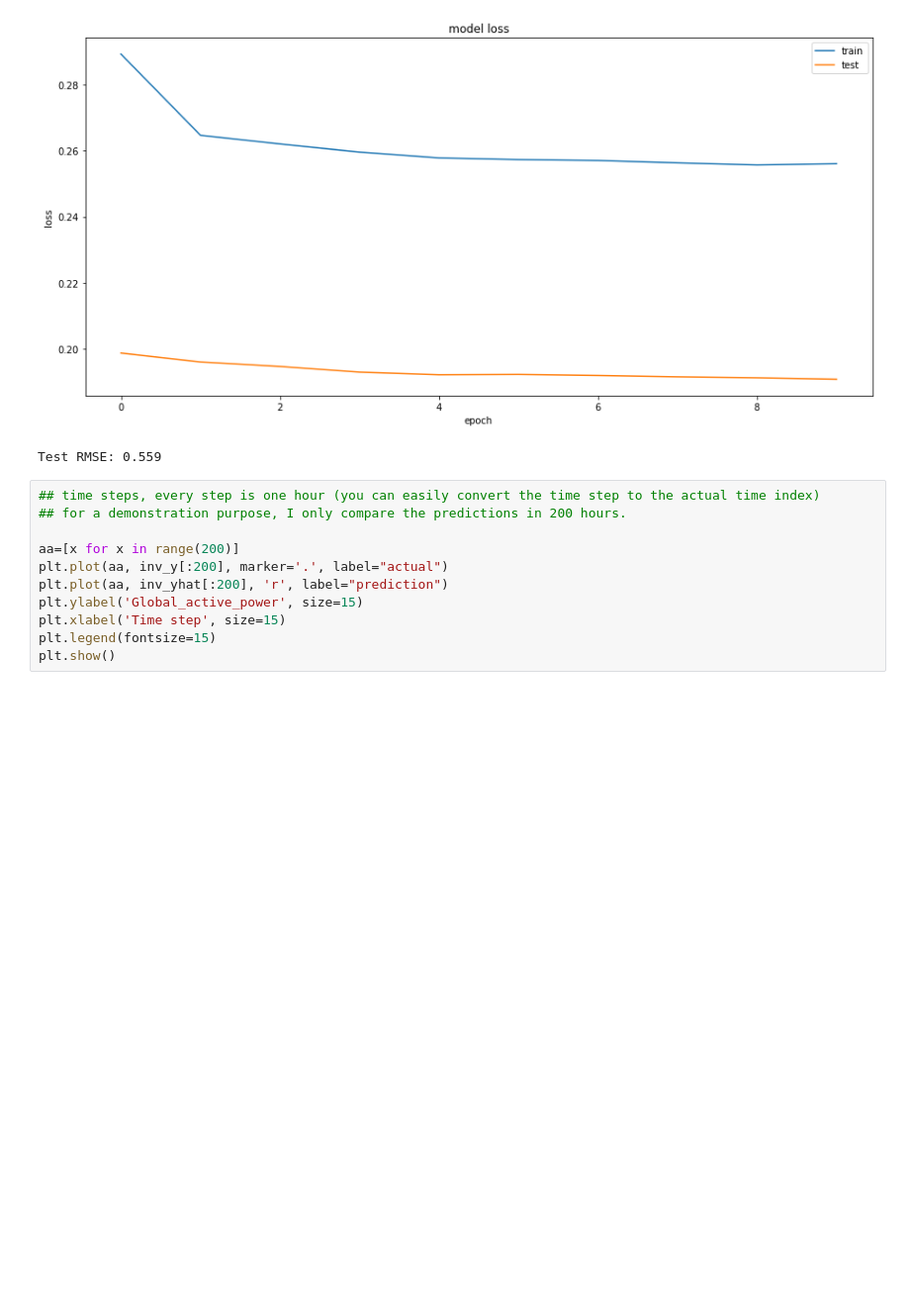
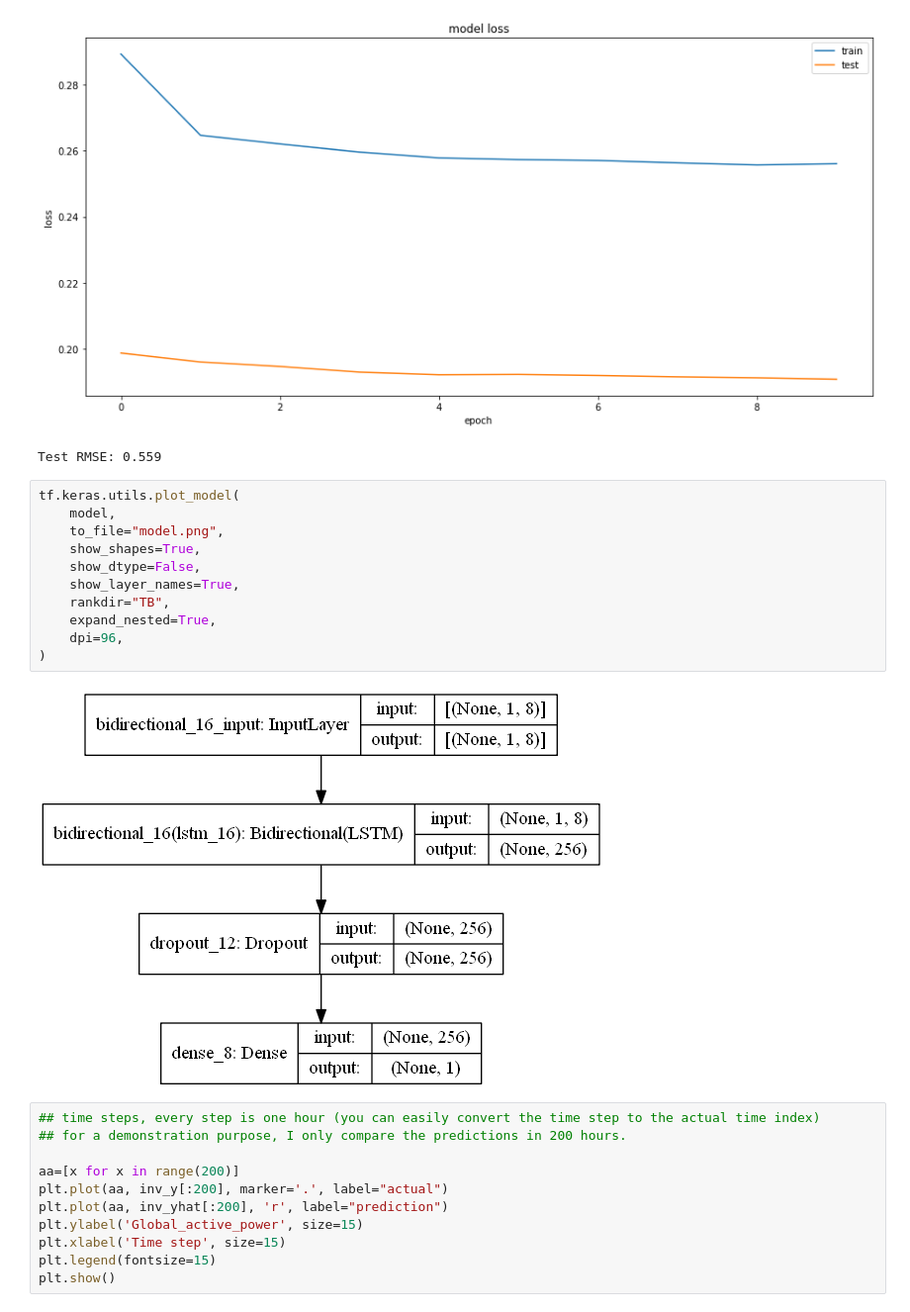
Before and after one commit to gitwetguy/Household_power_prediction, a Jupyter notebook: Household_power_prediciton.ipynb, the cells around one changed output. Shown: that part at 99% size. Cells and saved outputs as stored; diff of their text form; blank space fills up the shorter version.

```diff
--- a/Household_power_prediciton.ipynb
+++ b/Household_power_prediciton.ipynb
@@ -264,6 +264,19 @@ Epoch 10/10
 657/657 [==============================] - 3s 4ms/step - loss: 0.2775 - val_loss: 0.1909
 [figure]
 Test RMSE: 0.559
+# %%
+tf.keras.utils.plot_model(
+    model,
+    to_file="model.png",
+    show_shapes=True,
+    show_dtype=False,
+    show_layer_names=True,
+    rankdir="TB",
+    expand_nested=True,
+    dpi=96,
+)
+# %% [output]
+[figure, added]
 # %%
 ## time steps, every step is one hour (you can easily convert the time step to the actual time index)
 ## for a demonstration purpose, I only compare the predictions in 200 hours.
```
Also changed, not shown: parts of 2 cells of this notebook, 2 other files.
